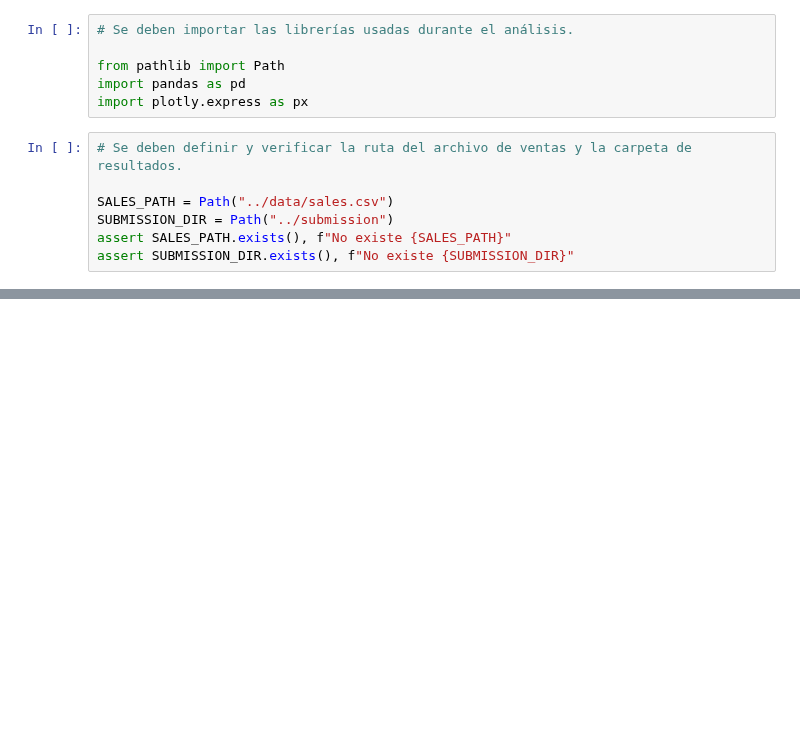
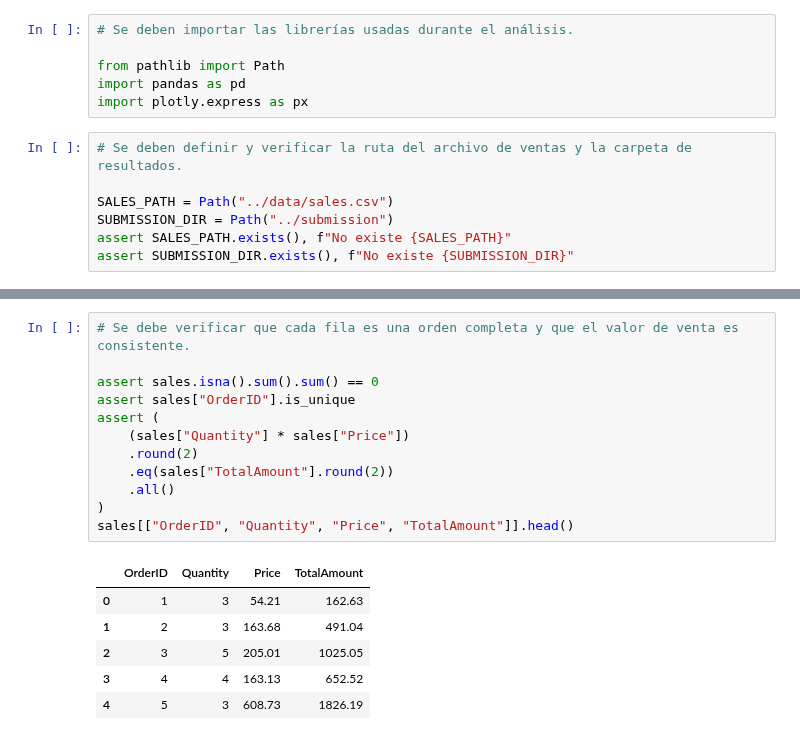
Before and after one commit to 2026-2-descriptiva/std-maria-valentina-buitrago-aristizabal, a Jupyter notebook: PRE_10_retail_sales/notebooks/notebook.ipynb, the cells around one changed output, grey strips where cells are left out. Cells and saved outputs as stored; diff of their text form; blank space fills up the shorter version.

```diff
--- a/PRE_10_retail_sales/notebooks/notebook.ipynb
+++ b/PRE_10_retail_sales/notebooks/notebook.ipynb
@@ -45,0 +59,19 @@ memory usage: 93.9+ KB
+# %%
+# Se debe verificar que cada fila es una orden completa y que el valor de venta es consistente.
+
+assert sales.isna().sum().sum() == 0
+assert sales["OrderID"].is_unique
+assert (
+    (sales["Quantity"] * sales["Price"])
+    .round(2)
+    .eq(sales["TotalAmount"].round(2))
+    .all()
+)
+sales[["OrderID", "Quantity", "Price", "TotalAmount"]].head()
+# %% [output]
+|  | OrderID | Quantity | Price | TotalAmount |
+| 0 | 1 | 3 | 54.21 | 162.63 |
+| 1 | 2 | 3 | 163.68 | 491.04 |
+| 2 | 3 | 5 | 205.01 | 1025.05 |
+| 3 | 4 | 4 | 163.13 | 652.52 |
+| 4 | 5 | 3 | 608.73 | 1826.19 |
```
Also changed, not shown: parts of 13 cells of this notebook, 9 other files.
